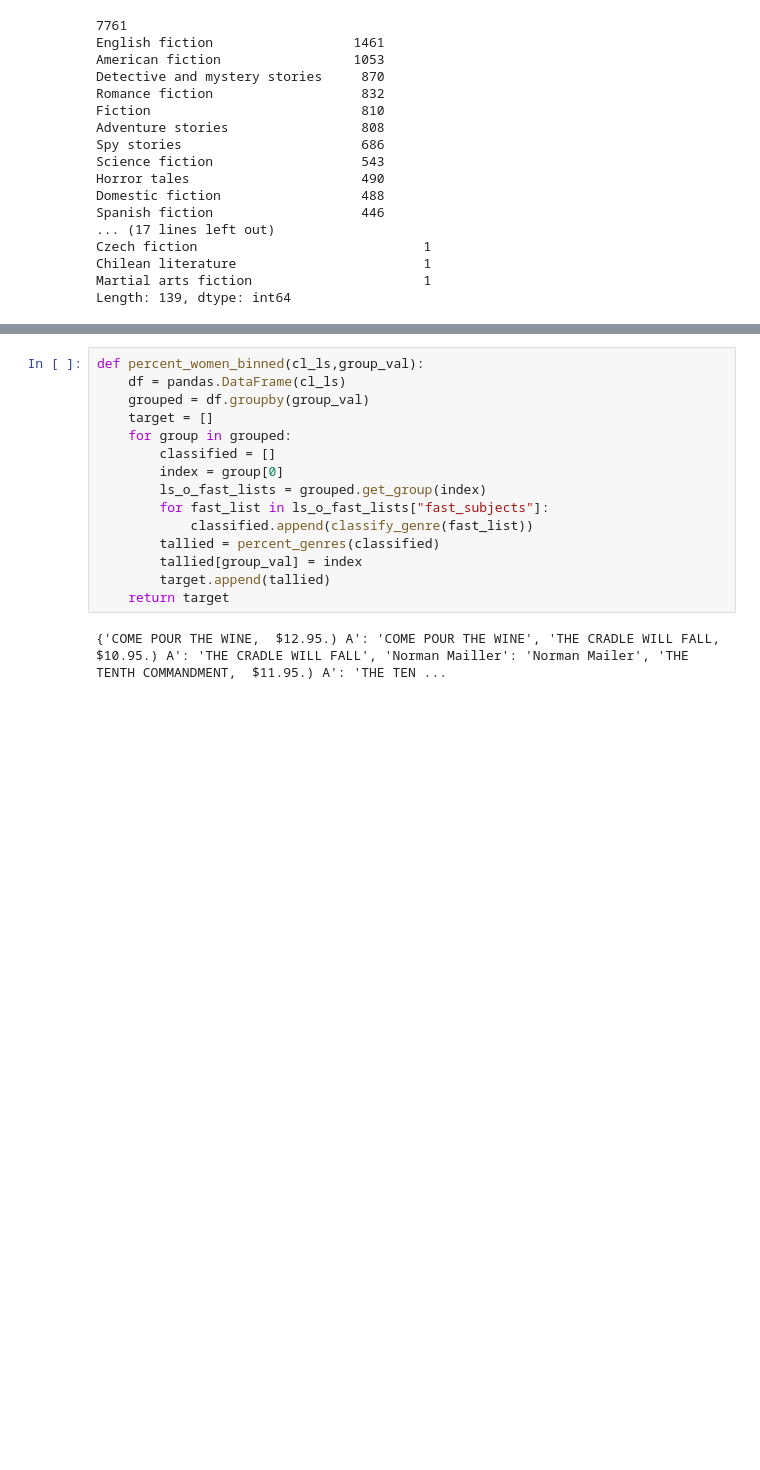
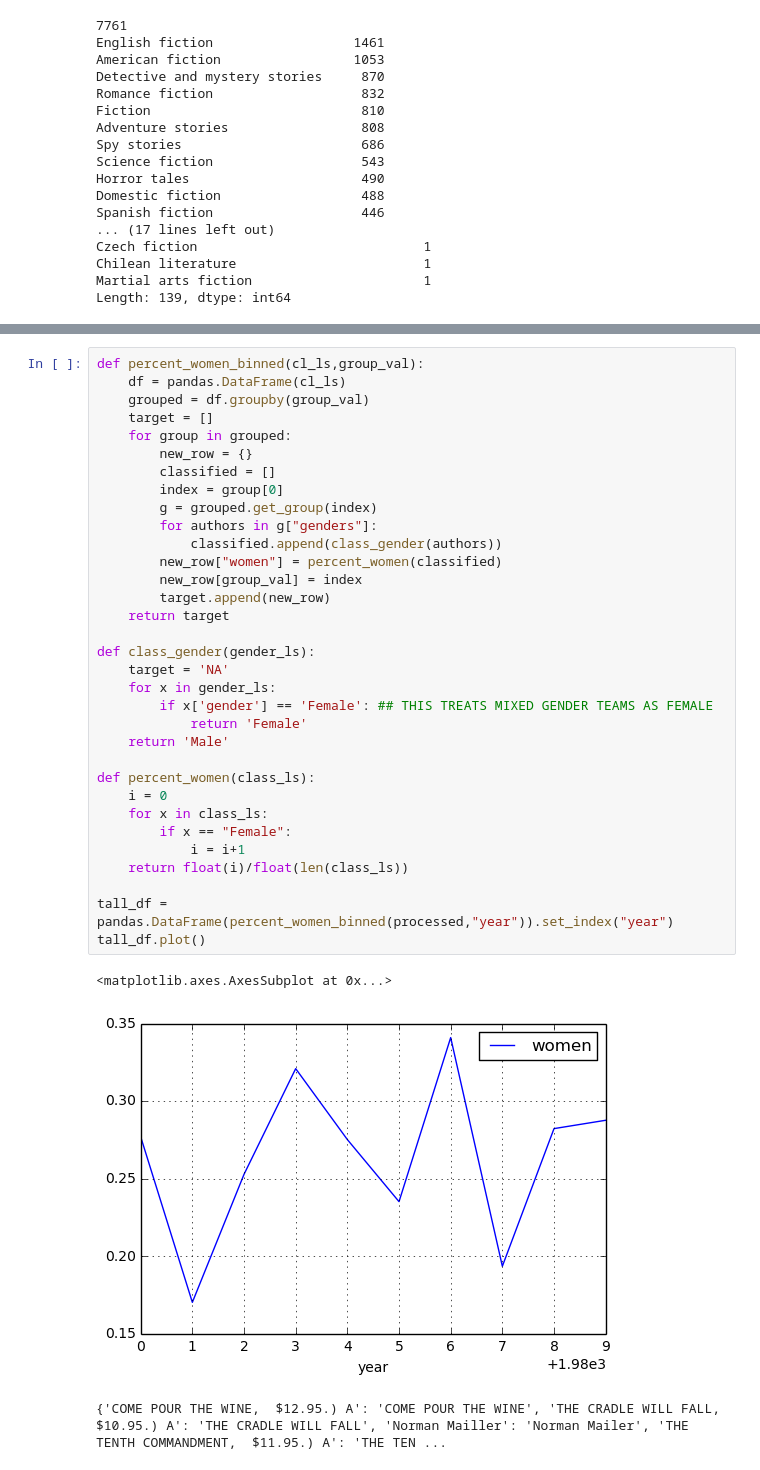
Before and after one commit to cimar/books, a Jupyter notebook: Clean Glue.ipynb, the cells around one changed output, grey strips where cells are left out. Drawn from its saved outputs; the diff is of its cells as text; blank space fills up the shorter version.

Commit message:
Genders works too I'm the greatest

```diff
--- a/Clean Glue.ipynb
+++ b/Clean Glue.ipynb
@@ -612,18 +613,39 @@ fig.savefig("eighties.png")
 # %%
 def percent_women_binned(cl_ls,group_val):
     df = pandas.DataFrame(cl_ls)
     grouped = df.groupby(group_val)
     target = []
     for group in grouped:
+        new_row = {}
         classified = []
         index = group[0]
-        ls_o_fast_lists = grouped.get_group(index)
-        for fast_list in ls_o_fast_lists["fast_subjects"]:
-            classified.append(classify_genre(fast_list))
-        tallied = percent_genres(classified)
-        tallied[group_val] = index
-        target.append(tallied)
+        g = grouped.get_group(index)
+        for authors in g["genders"]:
+            classified.append(class_gender(authors))
+        new_row["women"] = percent_women(classified)
+        new_row[group_val] = index
+        target.append(new_row)
     return target
+
+def class_gender(gender_ls):
+    target = 'NA'
+    for x in gender_ls:
+        if x['gender'] == 'Female': ## THIS TREATS MIXED GENDER TEAMS AS FEMALE
+            return 'Female'
+    return 'Male'
+
+def percent_women(class_ls):
+    i = 0
+    for x in class_ls:
+        if x == "Female":
+            i = i+1
+    return float(i)/float(len(class_ls))
+
+tall_df = pandas.DataFrame(percent_women_binned(processed,"year")).set_index("year")
+tall_df.plot()
+# %% [output]
+<matplotlib.axes.AxesSubplot at 0x...>
+[figure, added]
 # %%
 # %% [output]
 {'COME POUR THE WINE,  $12.95.) A': 'COME POUR THE WINE', 'THE CRADLE WILL FALL,  $10.95.) A': 'THE CRADLE WILL FALL', 'Norman Mailler': 'Norman Mailer', 'THE TENTH COMMANDMENT,  $11.95.) A': 'THE TEN ...
```
Also changed, not shown: parts of 1 cell of this notebook.
